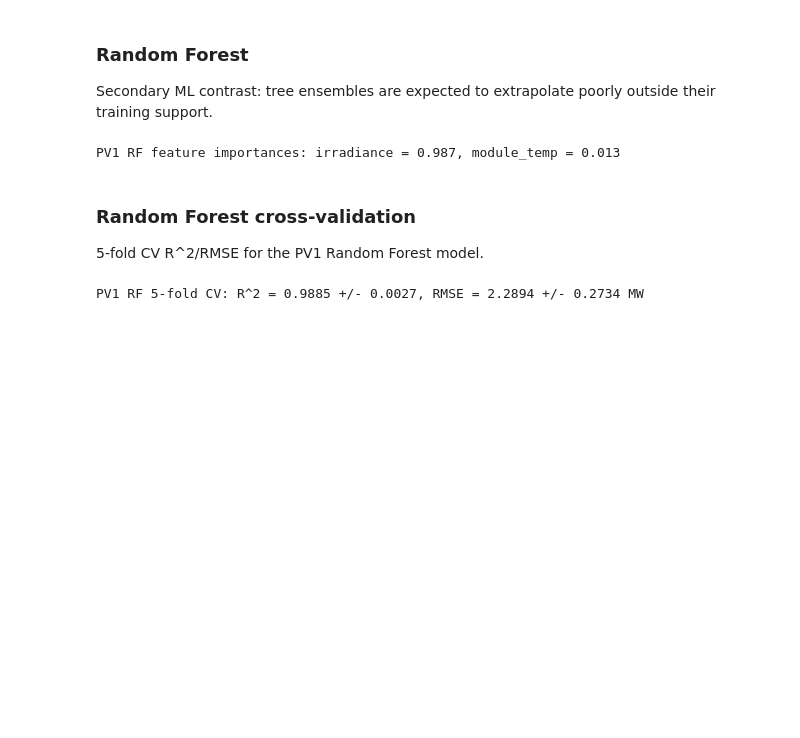
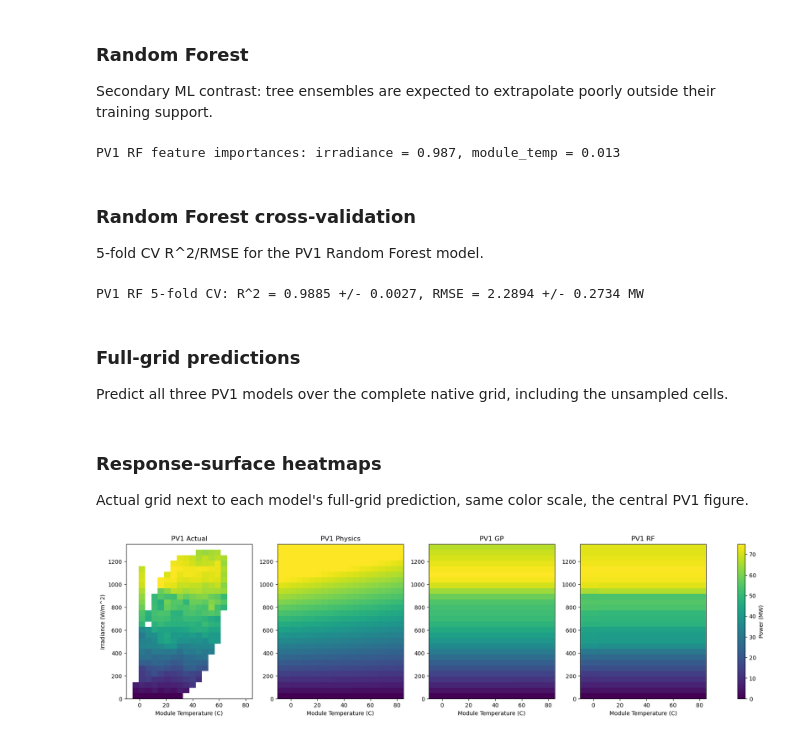
Before and after one commit to ErickChauke/power-curve-modeling-pv-wind, a Jupyter notebook: notebook.ipynb, the cells around one changed output. Cells and saved outputs as stored; diff of their text form; code cells hidden in the pictures; blank space fills up the shorter version.

```diff
--- a/notebook.ipynb
+++ b/notebook.ipynb
@@ -322,3 +322,40 @@ print(f"PV1 RF 5-fold CV: R^2 = {r2_pv1_rf.mean():.4f} +/- {r2_pv1_rf.std():.4f}
       f"RMSE = {rmse_pv1_rf.mean():.4f} +/- {rmse_pv1_rf.std():.4f} MW")
 # %% [output]
 PV1 RF 5-fold CV: R^2 = 0.9885 +/- 0.0027, RMSE = 2.2894 +/- 0.2734 MW
+# %% [markdown]
+### Full-grid predictions
+
+Predict all three PV1 models over the complete native grid, including the unsampled cells.
+# %%
+full_irr_mesh, full_temp_mesh = np.meshgrid(grids["PV1"]["y_axis"], grids["PV1"]["x_axis"], indexing="ij")
+X_pv1_full = np.column_stack([full_irr_mesh.ravel(), full_temp_mesh.ravel()])
+X_pv1_full_physics = np.column_stack([X_pv1_full[:, 0], X_pv1_full[:, 0] * (X_pv1_full[:, 1] - 25)])
+
+pv1_pred_physics = pv1_physics_model.predict(X_pv1_full_physics).reshape(full_irr_mesh.shape)
+pv1_pred_gp = pv1_gp_model.predict(X_pv1_full).reshape(full_irr_mesh.shape)
+pv1_pred_rf = pv1_rf_model.predict(X_pv1_full).reshape(full_irr_mesh.shape)
+# %% [markdown]
+### Response-surface heatmaps
+
+Actual grid next to each model's full-grid prediction, same color scale, the central PV1 figure.
+# %%
+pv1_extent = [grids["PV1"]["x_axis"].min(), grids["PV1"]["x_axis"].max(),
+              grids["PV1"]["y_axis"].min(), grids["PV1"]["y_axis"].max()]
+pv1_panels = [
+    ("Actual", grids["PV1"]["power_grid"]),
+    ("Physics", pv1_pred_physics),
+    ("GP", pv1_pred_gp),
+    ("RF", pv1_pred_rf),
+]
+
+fig, axes = plt.subplots(1, 4, figsize=(20, 5))
+for ax, (title, grid_) in zip(axes, pv1_panels):
+    im = ax.imshow(grid_, origin="lower", aspect="auto", extent=pv1_extent, vmin=0, vmax=CAPACITY_MW["PV1"])
+    ax.set_title(f"PV1 {title}")
+    ax.set_xlabel("Module Temperature (C)")
+axes[0].set_ylabel("Irradiance (W/m^2)")
+fig.colorbar(im, ax=axes, label="Power (MW)", fraction=0.02)
+fig.savefig("outputs/pv1_response_surface.png", dpi=150)
+plt.show()
+# %% [output]
+[figure, added]
```
Also changed, not shown: parts of 3 cells of this notebook, 2 other files.
